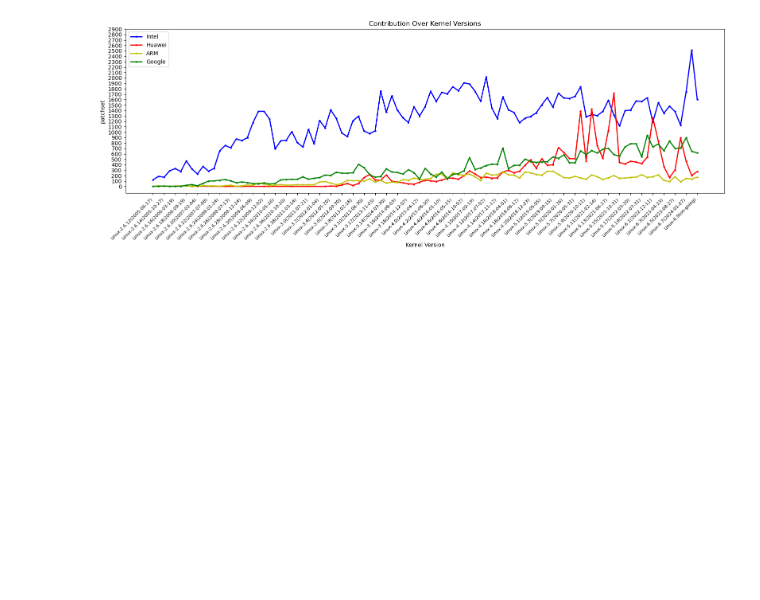
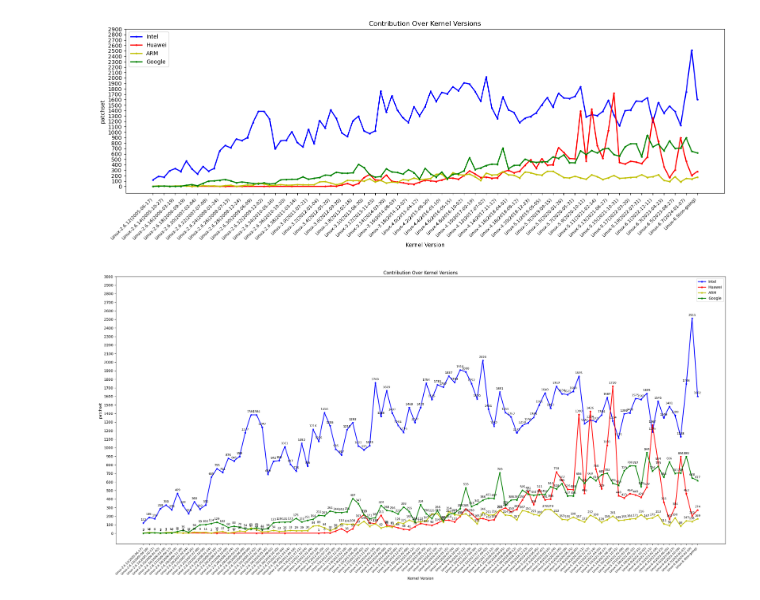
Before and after one commit to izhouliren/helloworld, a Jupyter notebook: chatgpt.ipynb, the cells around one changed output. Cells and saved outputs as stored; diff of their text form; code cells hidden in the pictures; blank space fills up the shorter version.

```diff
--- a/chatgpt.ipynb
+++ b/chatgpt.ipynb
@@ -326,3 +326,57 @@ plt.tight_layout()
 plt.show()
 # %% [output]
 [figure]
+# %%
+import matplotlib.pyplot as plt
+import pandas as pd
+
+# 读取 CSV 文件
+df = pd.read_csv('all_kernel_contribute_data.csv')
+
+def plot_contributor(df, contributor, color, label):
+    """绘制单个贡献者的折线图并添加数据点标签"""
+    contributor_data = df[df['contributor'] == contributor]
+    pure_data = contributor_data[contributor_data['kernelversion'] != 'From Apr. 16 2005']
+    kernel_versions = pure_data['kernelversion'].tolist()[::-1] # 转换为列表并倒序
+    values = pure_data['value'].tolist()[::-1] # 转换为列表并倒序
+
+    line, = plt.plot(kernel_versions, values, '-*'+color, label=label, markersize=5, linewidth=2) # markersize 调大一点
+
+    # 添加数据点标签
+    for x, y in zip(kernel_versions, values):
+        plt.annotate(str(y), xy=(x, y), xytext=(0, 5), # 调整 xytext 偏移量
+                     textcoords="offset points", ha='center', va='bottom', fontsize=8) # 调整字体大小
+
+    return line, kernel_versions, values
+
+# 创建图形对象，并设置合适的大小
+plt.figure(figsize=(24, 12))  # 增大 y 轴尺寸，避免标签重叠
+
+# 绘制数据并获取kernelversion
+intel_line, intel_kernelversion, intel_values = plot_contributor(df, "Intel", 'b', 'Intel')
+huawei_line, huawei_kernelversion, huawei_values = plot_contributor(df, "Huawei", 'r', 'Huawei')
+arm_line, arm_kernelversion, arm_values = plot_contributor(df, "ARM", 'y', 'ARM')
+google_line, google_kernelversion, google_values = plot_contributor(df, "Google", 'g', 'Google')
+
+# 设置 x 轴刻度
+plt.tick_params(axis='x', labelsize=8)
+# 使用所有kernelversion的集合作为xticks，避免缺失
+all_kernelversion = sorted(list(set(intel_kernelversion + huawei_kernelversion + arm_kernelversion + google_kernelversion)))
+plt.xticks(all_kernelversion, rotation=45, ha='right')
+
+# 设置 y 轴的刻度
+plt.yticks(range(0, max(max(intel_values), max(huawei_values), max(arm_values), max(google_values)) + 500, 100)) # y轴动态范围
+
+# 添加图例、标签和标题
+plt.xlabel('Kernel Version')
+plt.ylabel('patchset')
+plt.title('Contribution Over Kernel Versions')
+plt.legend(loc='best')
+
+# 自动调整布局，避免标签重叠
+plt.tight_layout()
+
+# 显示图形
+plt.show()
+# %% [output]
+[figure, added]
```
Also changed, not shown: parts of 1 cell of this notebook.
